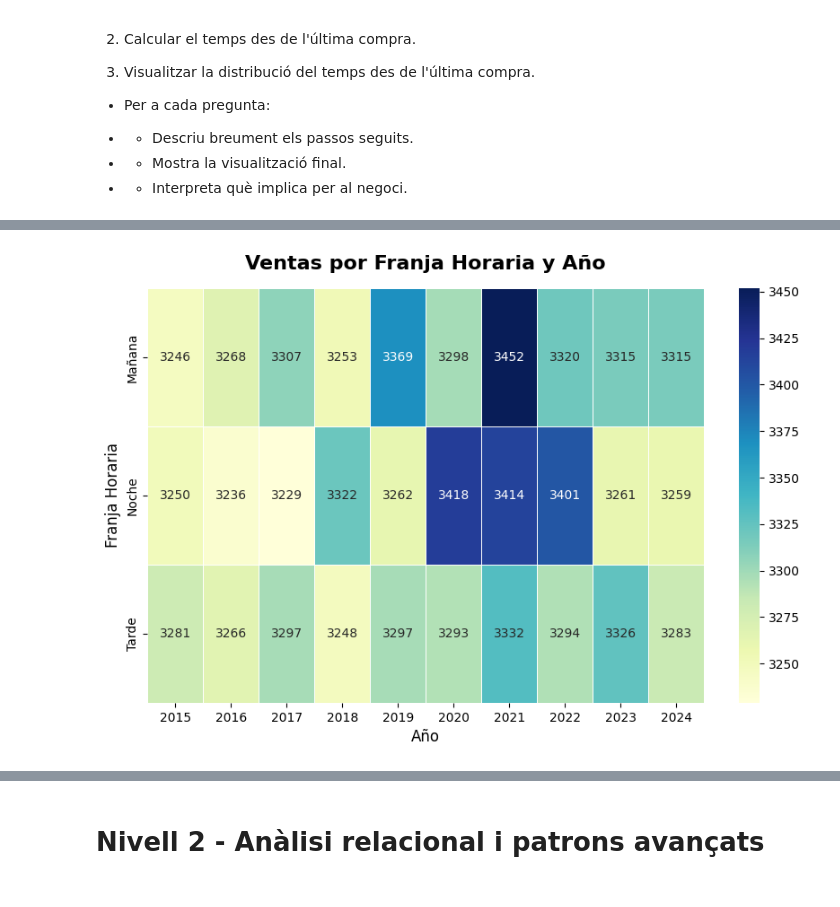
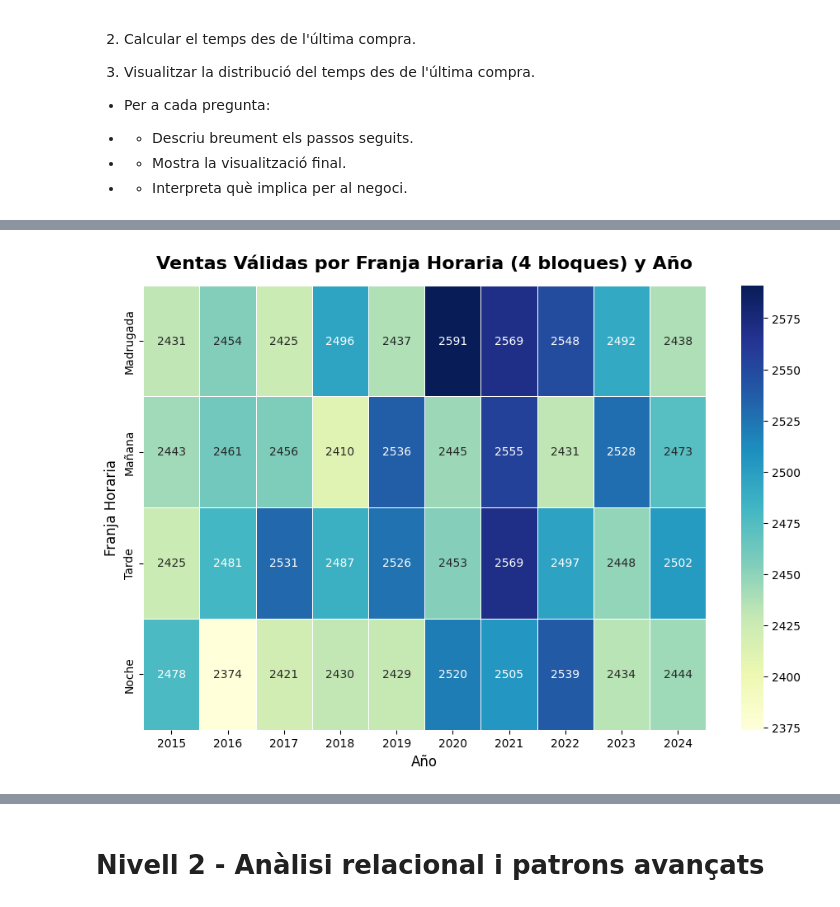
Before and after one commit to KrisBcn-dev/ITAESPDATA, a Jupyter notebook: Sprint9/S9_CristinaFornaguera.ipynb, the cells around one changed output, grey strips where cells are left out. Saved outputs shown, nothing was run; the diff lists cells and outputs as text; code cells hidden in the pictures.

```diff
--- a/Sprint9/S9_CristinaFornaguera.ipynb
+++ b/Sprint9/S9_CristinaFornaguera.ipynb
@@ -37,21 +25,11 @@ Usuari: None
 from sqlalchemy import create_engine
 import pandas as pd
 
-# 1. Define tus credenciales
-USER = "xxxx"
-PASSWORD = "xxxx"
+USER = "ruser"
+PASSWORD = "2026Ruser1."
 HOST = "127.0.0.1"
 PORT = "3306"
 DATABASE = "sales"
 
-# 2. Crea la URI con el formato correcto para SQLAlchemy + PyMySQL
-#DATABASE_URI = f"mysql+pymysql://{USER}:{PASSWORD}@{HOST}:{PORT}/{DATABASE}"
-DATABASE_URI = f"mysql+pymysql://{USER}:{PASSWORD}@{HOST}/{DATABASE}"
-# Crear el motor de conexión
+DATABASE_URI = f"mysql+pymysql://{USER}:{PASSWORD}@{HOST}:{PORT}/{DATABASE}"
 engine = create_engine(DATABASE_URI)
-# Ejecutar la consulta pasando el 'engine' en lugar de la conexión antigua
-query = "SELECT * FROM transactions;"
-df_transactions = pd.read_sql(query, con=engine)
-
-# Test: Ver la cabecera
-df_transactions.head()
@@ -467,8 +551,8 @@ import matplotlib.pyplot as plt
 import seaborn as sns
 
 # Ensure 'hour' and 'status_label' columns are available (assuming they were created previously)
-# df_transactions['hour'] = df_transactions['timestamp'].dt.hour
-# df_transactions['status_label'] = df_transactions['declined'].map({0: 'Aceptada', 1: 'Rechazada'})
+df_transactions['hour'] = df_transactions['timestamp'].dt.hour
+df_transactions['status_label'] = df_transactions['declined'].map({0: 'Aceptada', 1: 'Rechazada'})
 
 plt.figure(figsize=(14, 6))
 sns.boxenplot(
@@ -1351,32 +1452,47 @@ Mostramos visualización Heatmap por franja horaria / año
 # %%
+import matplotlib.pyplot as plt
 import pandas as pd
-import matplotlib.pyplot as plt
 import seaborn as sns
 
-# Definimos la función
+# Definimos la función con 4 franjas horarias (6 horas cada una)
+def asignar_franja_horaria_4(hora):
+  if 0 <= hora < 6:
+    return 'Madrugada'
+  elif 6 <= hora < 12:
+    return 'Mañana'
+  elif 12 <= hora < 18:
+    return 'Tarde'
+  else:
+    return 'Noche'  # De 18:00 a 23:59 h
 
-def asignar_franja_horaria(hora):
-    if 6 <= hora < 14:
-        return 'Mañana'
-    elif 14 <= hora < 22:
-        return 'Tarde'
-    else:
-        return 'Noche'
 
-# Aplicamos la función a todas las transacciones válidas
+# Filtramos solo transacciones válidas y creamos una copia limpia
 df_valid = df_transactions[df_transactions['declined'] == 0].copy()
-df_valid['franja_horaria'] = df_valid['timestamp'].dt.hour.apply(asignar_franja_horaria)
+
+# Extraemos hora y año, y aplicamos la función
+df_valid['franja_horaria'] = df_valid['timestamp'].dt.hour.apply(
+    asignar_franja_horaria_4
+)
 df_valid['year'] = df_valid['timestamp'].dt.year
 
-# Construimos una tabla agregada usando crosstab
+# Construimos la tabla agregada cruzando franja_horaria y año
 tabla_agregada = pd.crosstab(df_valid['franja_horaria'], df_valid['year'])
 
-# Creamos visualización tipo heatmap
-plt.figure(figsize=(10, 6))
-sns.heatmap(tabla_agregada, cmap='YlGnBu', annot=True, fmt='.0f', linewidths=.5)
-plt.title('Ventas por Franja Horaria y Año', fontsize=16, pad=15, fontweight='bold')
+# Reordenar las filas para que aparezcan en orden cronológico natural
+orden_franjas = ['Madrugada', 'Mañana', 'Tarde', 'Noche']
+tabla_agregada = tabla_agregada.reindex(orden_franjas)
+
+# Visualización Heatmap
+plt.figure(figsize=(11, 7))
+sns.heatmap(tabla_agregada, cmap='YlGnBu', annot=True, fmt='.0f', linewidths=0.5)
+plt.title(
+    'Ventas Válidas por Franja Horaria (4 bloques) y Año',
+    fontsize=16,
+    pad=15,
+    fontweight='bold',
+)
 plt.xlabel('Año', fontsize=12)
 plt.ylabel('Franja Horaria', fontsize=12)
 plt.show()
 # %% [output]
-[figure, old version]
+[figure, new version]
```
Also changed, not shown: parts of 47 cells of this notebook.
